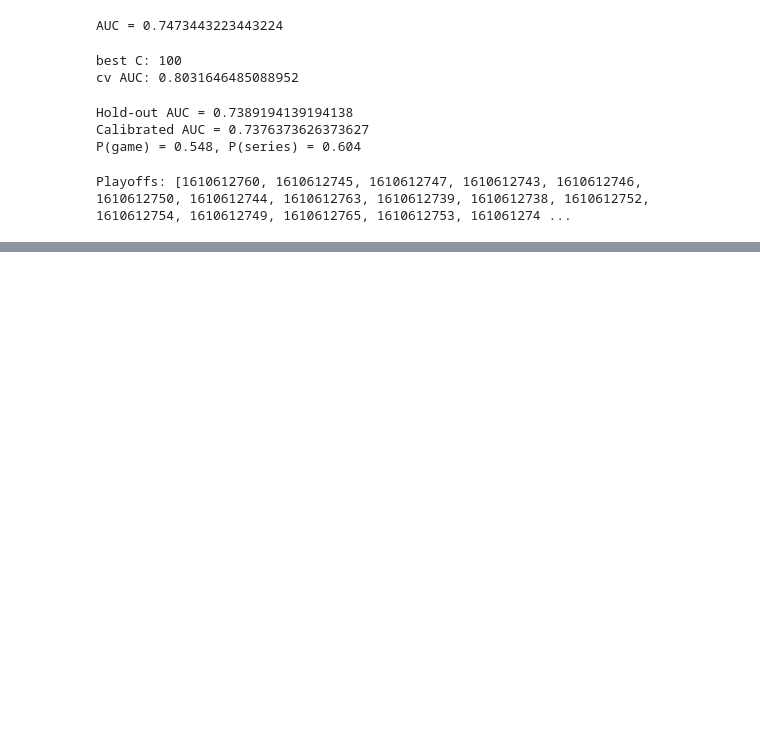
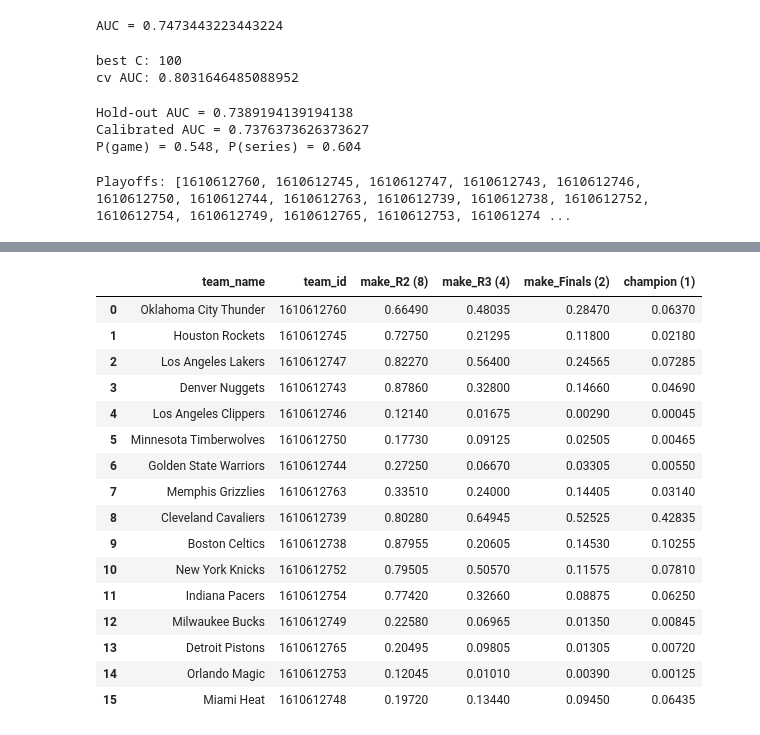
Before and after one commit to chihieu240205/NBA-project, a Jupyter notebook: mc.ipynb, the cells around one changed output, grey strips where cells are left out. Drawn from its saved outputs; the diff is of its cells as text; code cells hidden in the pictures; blank space fills up the shorter version.

```diff
--- a/mc.ipynb
+++ b/mc.ipynb
@@ -465,0 +491,20 @@ print(df_probs.sort_values('champion (1)', ascending=False))
+# %%
+df_probs
+# %% [output]
+|  | team_name | team_id | make_R2 (8) | make_R3 (4) | make_Finals (2) | champion (1) |
+| 0 | Oklahoma City Thunder | 1610612760 | 0.66490 | 0.48035 | 0.28470 | 0.06370 |
+| 1 | Houston Rockets | 1610612745 | 0.72750 | 0.21295 | 0.11800 | 0.02180 |
+| 2 | Los Angeles Lakers | 1610612747 | 0.82270 | 0.56400 | 0.24565 | 0.07285 |
+| 3 | Denver Nuggets | 1610612743 | 0.87860 | 0.32800 | 0.14660 | 0.04690 |
+| 4 | Los Angeles Clippers | 1610612746 | 0.12140 | 0.01675 | 0.00290 | 0.00045 |
+| 5 | Minnesota Timberwolves | 1610612750 | 0.17730 | 0.09125 | 0.02505 | 0.00465 |
+| 6 | Golden State Warriors | 1610612744 | 0.27250 | 0.06670 | 0.03305 | 0.00550 |
+| 7 | Memphis Grizzlies | 1610612763 | 0.33510 | 0.24000 | 0.14405 | 0.03140 |
+| 8 | Cleveland Cavaliers | 1610612739 | 0.80280 | 0.64945 | 0.52525 | 0.42835 |
+| 9 | Boston Celtics | 1610612738 | 0.87955 | 0.20605 | 0.14530 | 0.10255 |
+| 10 | New York Knicks | 1610612752 | 0.79505 | 0.50570 | 0.11575 | 0.07810 |
+| 11 | Indiana Pacers | 1610612754 | 0.77420 | 0.32660 | 0.08875 | 0.06250 |
+| 12 | Milwaukee Bucks | 1610612749 | 0.22580 | 0.06965 | 0.01350 | 0.00845 |
+| 13 | Detroit Pistons | 1610612765 | 0.20495 | 0.09805 | 0.01305 | 0.00720 |
+| 14 | Orlando Magic | 1610612753 | 0.12045 | 0.01010 | 0.00390 | 0.00125 |
+| 15 | Miami Heat | 1610612748 | 0.19720 | 0.13440 | 0.09450 | 0.06435 |
```
Also changed, not shown: parts of 2 cells of this notebook.
